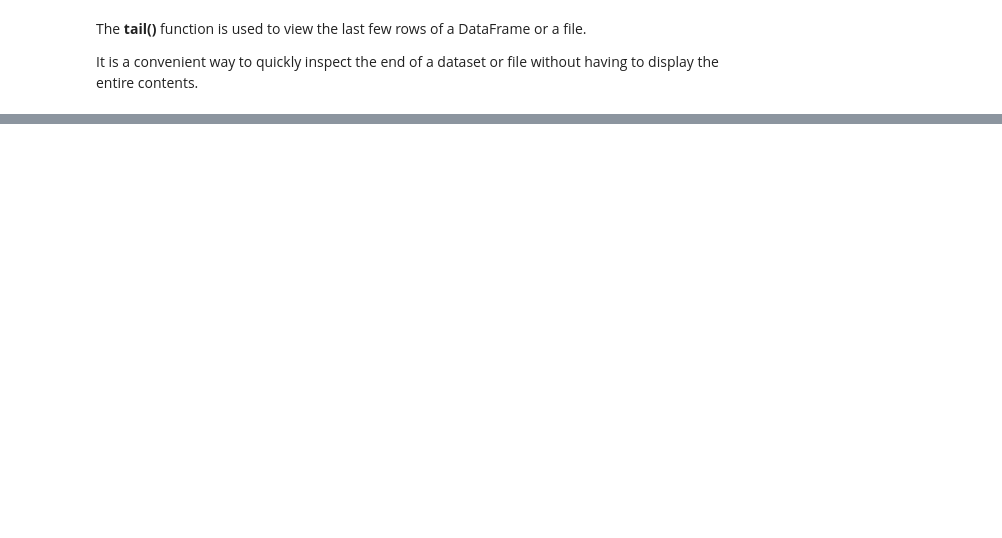
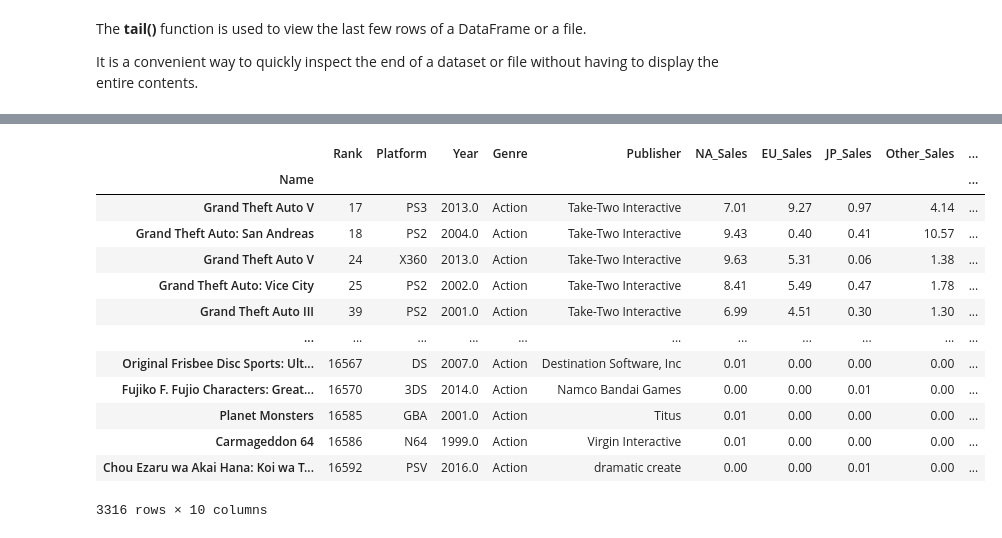
Before and after one commit to Umerakram/Pyton-Programming-Fundamentals, a Jupyter notebook: stage4_Basics_of_python.ipynb, the cells around one changed output, grey strips where cells are left out. Cells and saved outputs as stored; diff of their text form; code cells hidden in the pictures; blank space fills up the shorter version.

```diff
--- a/stage4_Basics_of_python.ipynb
+++ b/stage4_Basics_of_python.ipynb
@@ -125,0 +244,18 @@ dtype: object
+# %%
+#df[df["Genre"] =="Action"]
+df[df["Genre"]== "Action"]
+# %% [output]
+|  | Rank | Platform | Year | Genre | Publisher | NA_Sales | EU_Sales | JP_Sales | Other_Sales | ... |
+| Name |  |  |  |  |  |  |  |  |  | ... |
+| Grand Theft Auto V | 17 | PS3 | 2013.0 | Action | Take-Two Interactive | 7.01 | 9.27 | 0.97 | 4.14 | ... |
+| Grand Theft Auto: San Andreas | 18 | PS2 | 2004.0 | Action | Take-Two Interactive | 9.43 | 0.40 | 0.41 | 10.57 | ... |
+| Grand Theft Auto V | 24 | X360 | 2013.0 | Action | Take-Two Interactive | 9.63 | 5.31 | 0.06 | 1.38 | ... |
+| Grand Theft Auto: Vice City | 25 | PS2 | 2002.0 | Action | Take-Two Interactive | 8.41 | 5.49 | 0.47 | 1.78 | ... |
+| Grand Theft Auto III | 39 | PS2 | 2001.0 | Action | Take-Two Interactive | 6.99 | 4.51 | 0.30 | 1.30 | ... |
+| ... | ... | ... | ... | ... | ... | ... | ... | ... | ... | ... |
+| Original Frisbee Disc Sports: Ult... | 16567 | DS | 2007.0 | Action | Destination Software, Inc | 0.01 | 0.00 | 0.00 | 0.00 | ... |
+| Fujiko F. Fujio Characters: Great... | 16570 | 3DS | 2014.0 | Action | Namco Bandai Games | 0.00 | 0.00 | 0.01 | 0.00 | ... |
+| Planet Monsters | 16585 | GBA | 2001.0 | Action | Titus | 0.01 | 0.00 | 0.00 | 0.00 | ... |
+| Carmageddon 64 | 16586 | N64 | 1999.0 | Action | Virgin Interactive | 0.01 | 0.00 | 0.00 | 0.00 | ... |
+| Chou Ezaru wa Akai Hana: Koi wa T... | 16592 | PSV | 2016.0 | Action | dramatic create | 0.00 | 0.00 | 0.01 | 0.00 | ... |
+3316 rows × 10 columns
```
Also changed, not shown: parts of 44 cells of this notebook.
